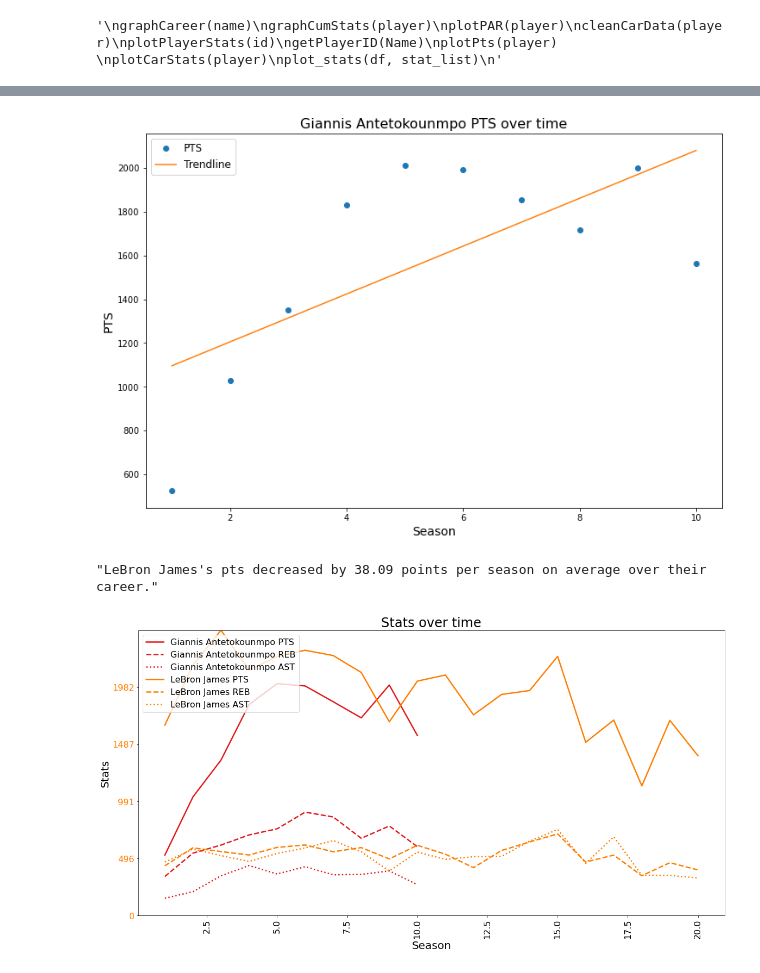
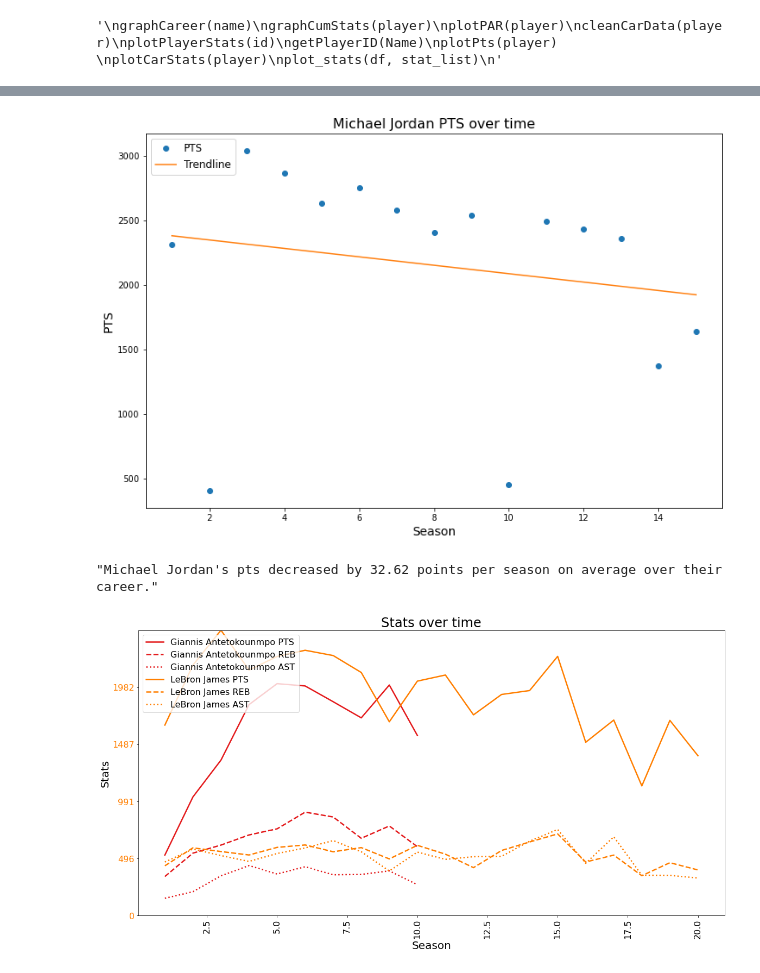
Before and after one commit to gporceng/NBA_Graphs, a Jupyter notebook: career_graphs.ipynb, the cells around one changed output, grey strips where cells are left out. Cells and saved outputs as stored; diff of their text form; code cells hidden in the pictures.

```diff
--- a/career_graphs.ipynb
+++ b/career_graphs.ipynb
@@ -311,15 +315,14 @@ mj
 | 14 | 893 | 2002-03 | 00 | 1610612764 | WAS | 40.0 | 82 | 67 | 3029.0 | ... |
 # %%
 gi
-plot_stat_trendline(gi,'PTS')
+plot_stat_trendline(mj,'PTS')
 # %% [output]
-[figure, old version]
+[figure, new version]
 # %%
 trendline_equation(gi,'PTS')
 trendline_equation(mj,'PTS')
-trendline_equation(lj,'PTS')
 # %% [output]
-"LeBron James's pts decreased by 38.09 points per season on average over their career."
+"Michael Jordan's pts decreased by 32.62 points per season on average over their career."
 # %%
 plot_players([gi,lj],['PTS','REB','AST'])
 # %% [output]
```
Also changed, not shown: parts of 1 cell of this notebook.
